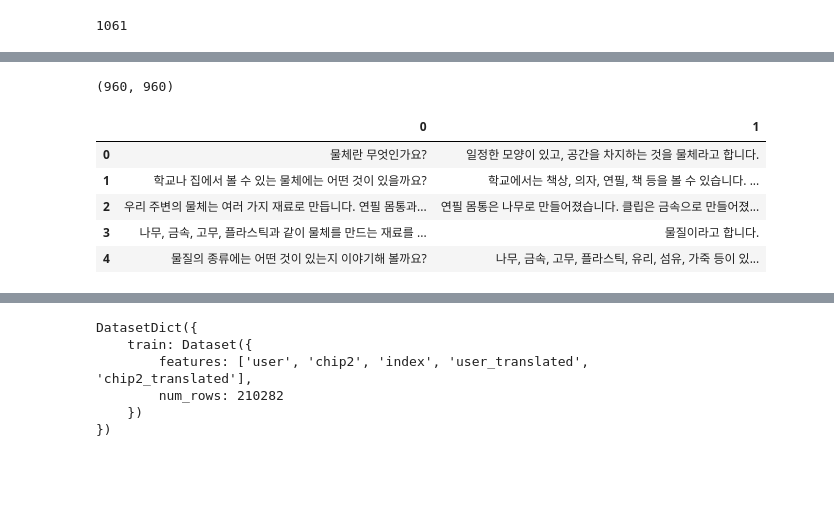
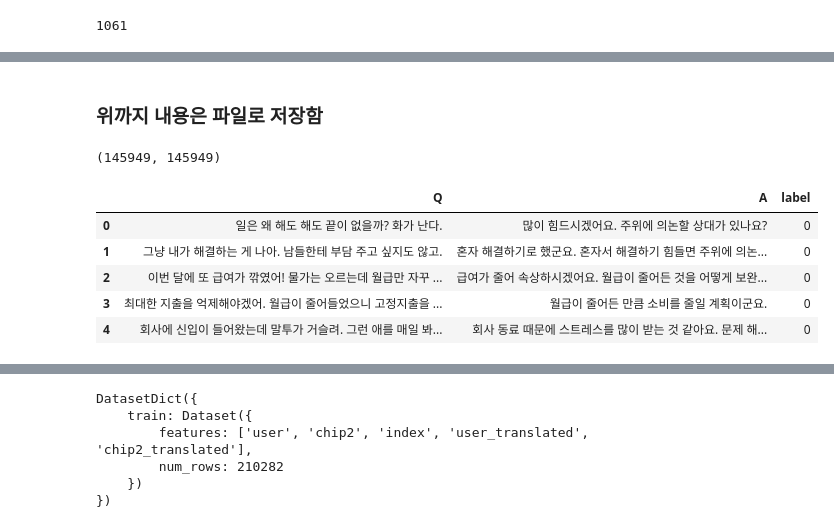
Before and after one commit to kimpubao/FinalProject, a Jupyter notebook: gpt.ipynb, the cells around one changed output, grey strips where cells are left out. Saved outputs shown, nothing was run; the diff lists cells and outputs as text; code cells hidden in the pictures; blank space fills up the shorter version.

Commit message:
train update

```diff
--- a/gpt.ipynb
+++ b/gpt.ipynb
@@ -263,0 +274,5 @@ for d in data1:
+# %%
+data = pd.DataFrame([q, a]).T
+data.columns = ['Q','A']
+data['label'] = 0
+data.head()
@@ -264,16 +302,36 @@ for d in data1:
+# %% [markdown]
+### 위까지 내용은 파일로 저장함
+# %%
+import json
+with open('data/aihub/감성대화말뭉치(최종데이터)_Training.json', 'r', encoding='utf-8') as f:
+    data = json.load(f)
+# %%
+q = []
+a = []
+for text in data:
+    q.append(text['talk']['content']['HS01'])
+    a.append(text['talk']['content']['SS01'])
+    if text['talk']['content']['HS02']:
+        q.append(text['talk']['content']['HS02'])
+        a.append(text['talk']['content']['SS02'])
+        if text['talk']['content']['HS03']:
+            q.append(text['talk']['content']['HS03'])
+            a.append(text['talk']['content']['SS03'])
 # %%
 len(q), len(a)
 # %% [output]
-(960, 960)
+(145949, 145949)
 # %%
 data = pd.DataFrame([q, a]).T
+data.columns = ['Q','A']
+data['label'] = 0
 data.head()
 # %% [output]
-|  | 0 | 1 |
-| 0 | 물체란 무엇인가요? | 일정한 모양이 있고, 공간을 차지하는 것을 물체라고 합니다. |
-| 1 | 학교나 집에서 볼 수 있는 물체에는 어떤 것이 있을까요? | 학교에서는 책상, 의자, 연필, 책 등을 볼 수 있습니다. ... |
-| 2 | 우리 주변의 물체는 여러 가지 재료로 만듭니다. 연필 몸통과... | 연필 몸통은 나무로 만들어졌습니다. 클립은 금속으로 만들어졌... |
-| 3 | 나무, 금속, 고무, 플라스틱과 같이 물체를 만드는 재료를 ... | 물질이라고 합니다. |
-| 4 | 물질의 종류에는 어떤 것이 있는지 이야기해 볼까요? | 나무, 금속, 고무, 플라스틱, 유리, 섬유, 가죽 등이 있... |
+|  | Q | A | label |
+| 0 | 일은 왜 해도 해도 끝이 없을까? 화가 난다. | 많이 힘드시겠어요. 주위에 의논할 상대가 있나요? | 0 |
+| 1 | 그냥 내가 해결하는 게 나아. 남들한테 부담 주고 싶지도 않고. | 혼자 해결하기로 했군요. 혼자서 해결하기 힘들면 주위에 의논... | 0 |
+| 2 | 이번 달에 또 급여가 깎였어! 물가는 오르는데 월급만 자꾸 ... | 급여가 줄어 속상하시겠어요. 월급이 줄어든 것을 어떻게 보완... | 0 |
+| 3 | 최대한 지출을 억제해야겠어. 월급이 줄어들었으니 고정지출을 ... | 월급이 줄어든 만큼 소비를 줄일 계획이군요. | 0 |
+| 4 | 회사에 신입이 들어왔는데 말투가 거슬려. 그런 애를 매일 봐... | 회사 동료 때문에 스트레스를 많이 받는 것 같아요. 문제 해... | 0 |
 # %%
 Chatbot_Data = pd.concat([Chatbot_Data, data])
```
Also changed, not shown: parts of 31 cells of this notebook.
